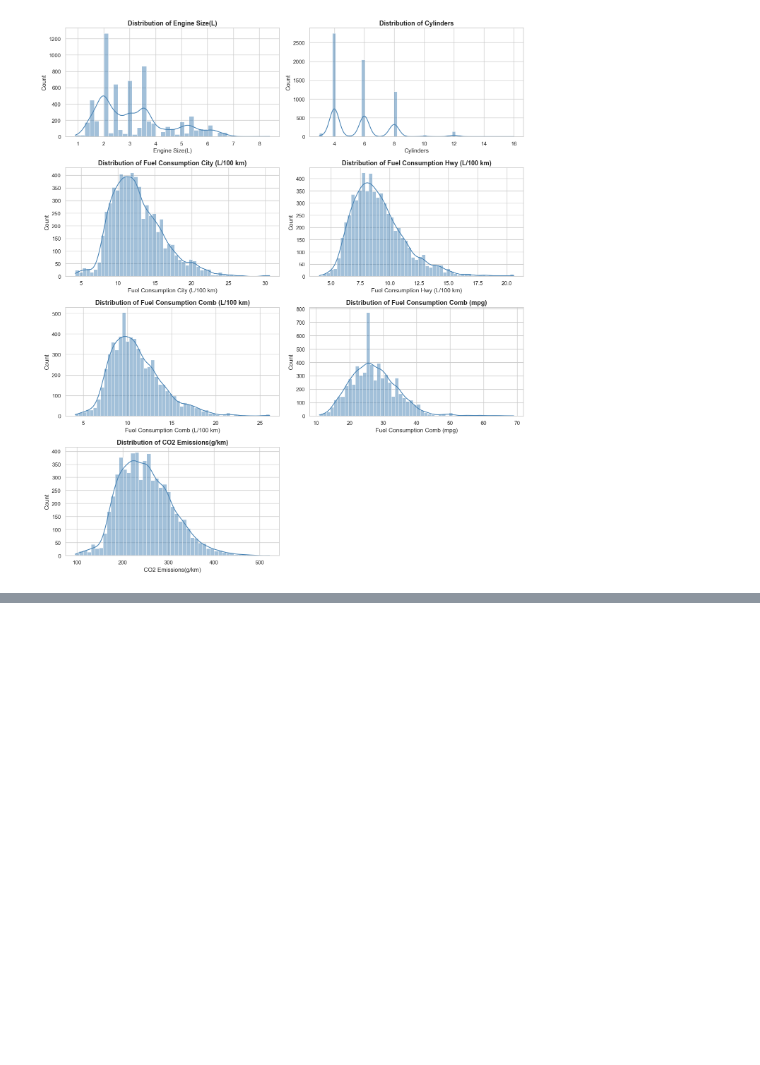
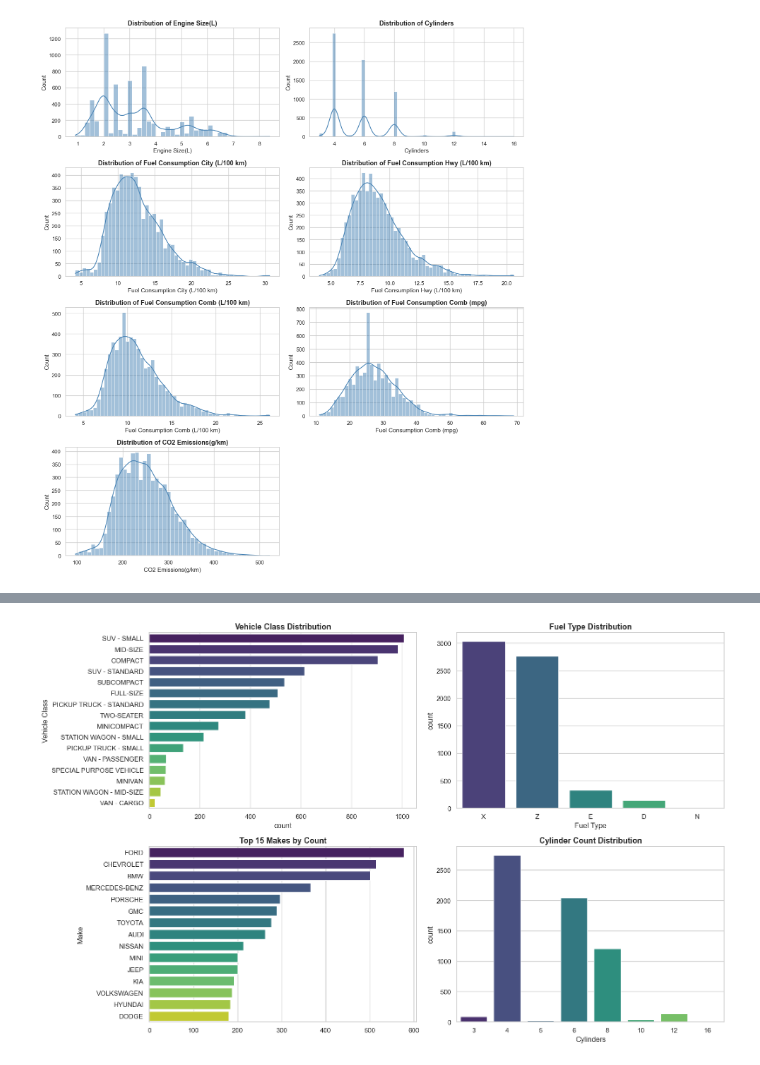
Before and after one commit to pulastaya-data/ML-Algorithms, a Jupyter notebook: Notebooks/2. Multiple_Linear_Regression.ipynb, the cells around one changed output, grey strips where cells are left out. Cells and saved outputs as stored; diff of their text form; code cells hidden in the pictures; blank space fills up the shorter version.

Commit message:
complete anlaysis co2 data

```diff
--- a/Notebooks/2. Multiple_Linear_Regression.ipynb
+++ b/Notebooks/2. Multiple_Linear_Regression.ipynb
@@ -216,0 +252,21 @@ plt.show()
+# %%
+fig, axes = plt.subplots(2, 2, figsize=(16, 10))
+axes = axes.flatten()
+
+sns.countplot(y='Vehicle Class', data=df, order=df['Vehicle Class'].value_counts().index, ax=axes[0], palette='viridis')
+axes[0].set_title('Vehicle Class Distribution')
+
+sns.countplot(x='Fuel Type', data=df, order=df['Fuel Type'].value_counts().index, ax=axes[1], palette='viridis')
+axes[1].set_title('Fuel Type Distribution')
+
+top_makes = df['Make'].value_counts().head(15)
+sns.barplot(y=top_makes.index, x=top_makes.values, ax=axes[2], palette='viridis')
+axes[2].set_title('Top 15 Makes by Count')
+
+sns.countplot(x='Cylinders', data=df, order=sorted(df['Cylinders'].unique()), ax=axes[3], palette='viridis')
+axes[3].set_title('Cylinder Count Distribution')
+
+plt.tight_layout()
+plt.show()
+# %% [output]
+[figure, added]
```
Also changed, not shown: parts of 20 cells of this notebook, 2 other files.
